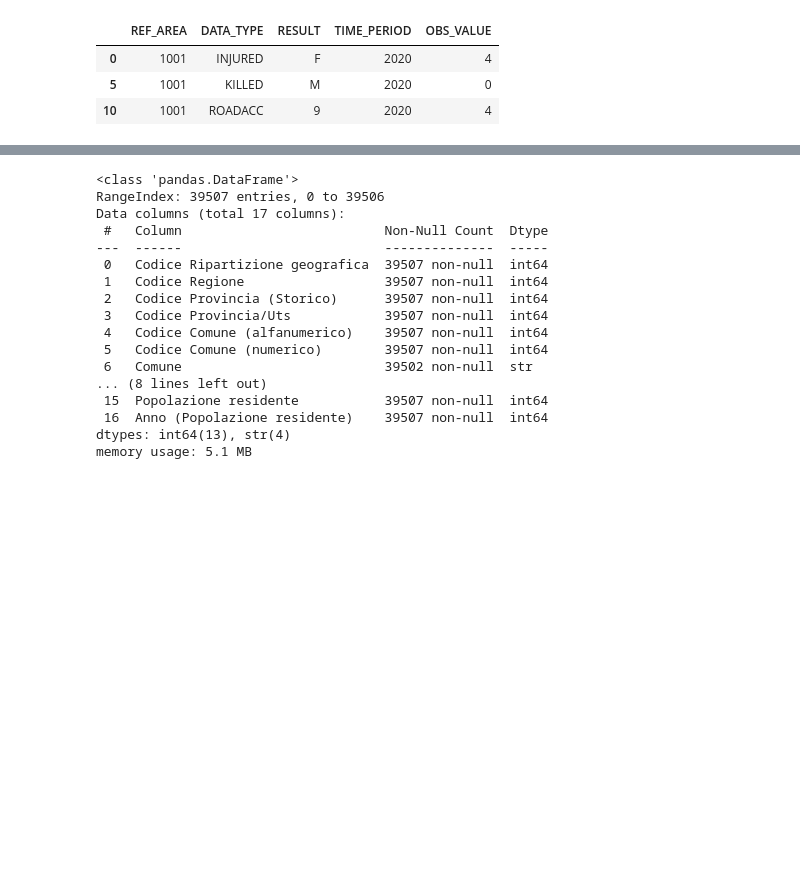
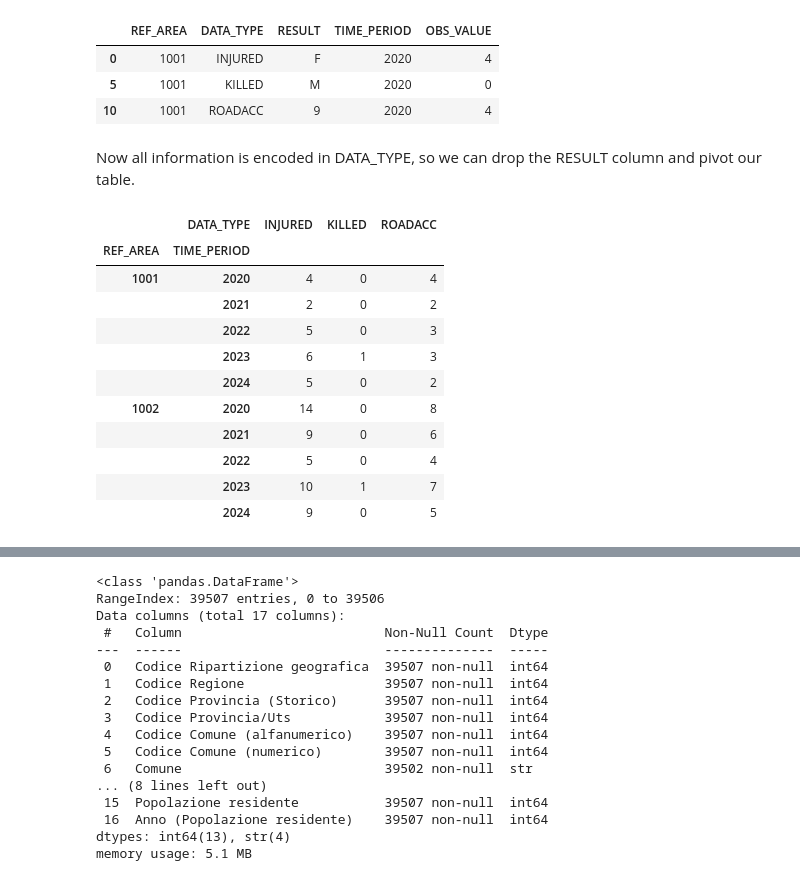
Before and after one commit to MarcoTosoni/boolean_project, a Jupyter notebook: data_analysis.ipynb, the cells around one changed output, grey strips where cells are left out. Drawn from its saved outputs; the diff is of its cells as text; code cells hidden in the pictures; blank space fills up the shorter version.

```diff
--- a/data_analysis.ipynb
+++ b/data_analysis.ipynb
@@ -145,3 +145,5 @@ crashes[(crashes['REF_AREA']==1001) & (crashes['TIME_PERIOD']==2020)]
 | 0 | 1001 | INJURED | F | 2020 | 4 |
 | 5 | 1001 | KILLED | M | 2020 | 0 |
 | 10 | 1001 | ROADACC | 9 | 2020 | 4 |
+# %% [markdown]
+Now all information is encoded in DATA_TYPE, so we can drop the RESULT column and pivot our table.
@@ -147,0 +152,16 @@ crashes[(crashes['REF_AREA']==1001) & (crashes['TIME_PERIOD']==2020)]
+# %%
+crashes = crashes.pivot(index=['REF_AREA','TIME_PERIOD'],columns='DATA_TYPE',values='OBS_VALUE')
+crashes.head(10)
+# %% [output]
+|  | DATA_TYPE | INJURED | KILLED | ROADACC |
+| REF_AREA | TIME_PERIOD |  |  |  |
+| 1001 | 2020 | 4 | 0 | 4 |
+|  | 2021 | 2 | 0 | 2 |
+|  | 2022 | 5 | 0 | 3 |
+|  | 2023 | 6 | 1 | 3 |
+|  | 2024 | 5 | 0 | 2 |
+| 1002 | 2020 | 14 | 0 | 8 |
+|  | 2021 | 9 | 0 | 6 |
+|  | 2022 | 5 | 0 | 4 |
+|  | 2023 | 10 | 1 | 7 |
+|  | 2024 | 9 | 0 | 5 |
```
Also changed, not shown: parts of 11 cells of this notebook.
